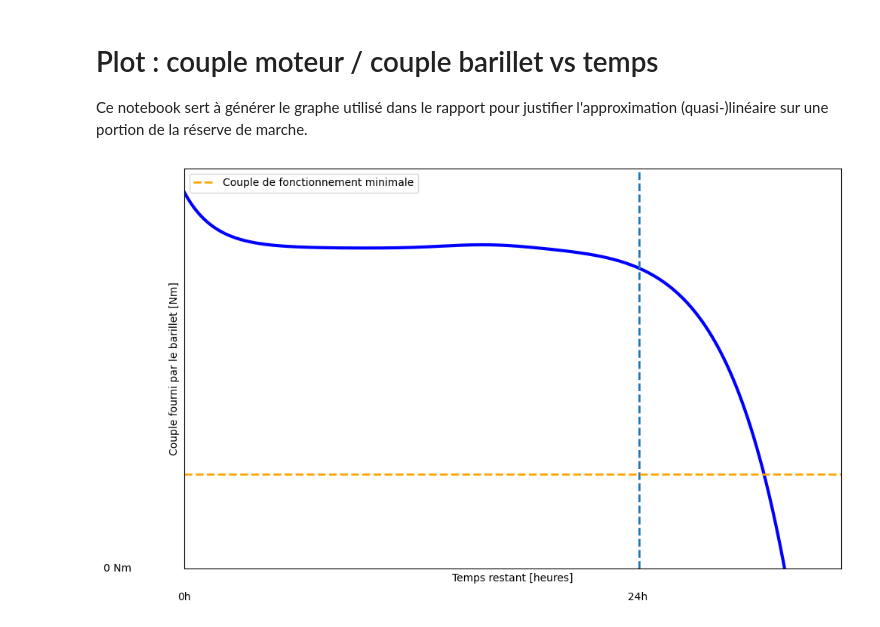
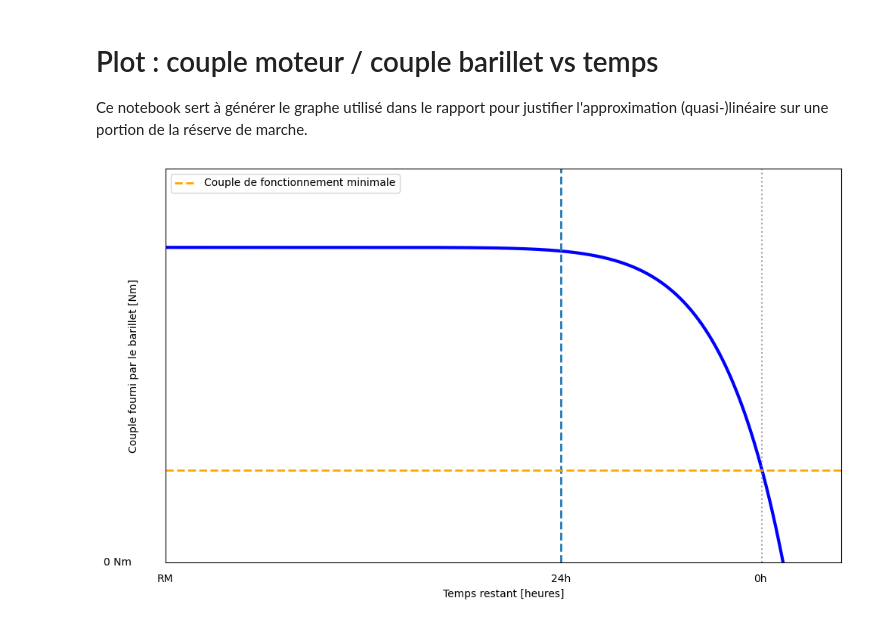
Before and after one commit to quinche-colin/template-tb, a Jupyter notebook: assets/code/plot_couple_barillet.ipynb, the cells around one changed output. Saved outputs shown, nothing was run; the diff lists cells and outputs as text; code cells hidden in the pictures.

```diff
--- a/assets/code/plot_couple_barillet.ipynb
+++ b/assets/code/plot_couple_barillet.ipynb
@@ -8,45 +8,47 @@ import matplotlib.pyplot as plt
 
 # Axe X
 x = np.linspace(0, 60000, 1000)
 
 # Fonction approchant la forme du graphe
-y = (
-    680
-    + 120 * np.exp(-x / 3000)          # chute rapide au début
-    - 750 * (x / 60000) ** 10          # chute forte vers 60k jusqu'à 0
-    + 8 * np.exp(-((x - 30000) / 6000) ** 2)  # légère bosse au milieu
-)
+y = (680 - 750 * (x / 60000) ** 10 )         # chute forte vers 60k jusqu'à 0
 
 # Création du graphe
 fig, ax = plt.subplots(figsize=(10, 6))
 ax.plot(x, y, color='blue', linewidth=3)
 
 # Ajouter la ligne verticale juste avant la chute
-ax.axvline(x=45000, linestyle='--', linewidth=2)
+ax.axvline(x=38000, linestyle='--', linewidth=2)
 
 # Ajouter la ligne horizontale pour le couple minimal
 ax.axhline(y=200, color='orange', linestyle='--', linewidth=2, label='Couple de fonctionnement minimale')
+
+
+x_intersection = 57400
+
+# Ajouter une ligne grise pointillée à l'intersection
+ax.axvline(x=x_intersection, linestyle=':', linewidth=1.5, color='gray', alpha=0.7)
 
 # Limites des axes
 ax.set_xlim(0, 65000)
 ax.set_ylim(0, 850)
 
 # Supprimer les graduations des axes
 ax.set_xticks([])
 ax.set_yticks([])
 
-# Ajouter les titres des axes avec unités
-ax.set_xlabel("Temps restant [heures]")
-ax.set_ylabel("Couple fourni par le barillet [Nm]")
+# Ajouter les titres des axes avec unités et augmenter l'espacement
+ax.set_xlabel("Temps restant [heures]", labelpad=25)
+ax.set_ylabel("Couple fourni par le barillet [Nm]", labelpad=25)
 
-# Ajouter les valeurs sous les axes en utilisant les coordonnées de l'axe
-ax.text(0, -0.08, '0h', fontsize=10, horizontalalignment='center', transform=ax.transAxes)
-ax.text(0.69, -0.08, '24h', fontsize=10, horizontalalignment='center', transform=ax.transAxes)
-ax.text(-0.08, 0, '0 Nm', fontsize=10, verticalalignment='center', horizontalalignment='right', transform=ax.transAxes)
+# Ajouter les valeurs sous les axes en utilisant les coordonnées de l'axe - rapprochées des axes
+ax.text(0, -0.05, 'RM', fontsize=10, horizontalalignment='center', transform=ax.transAxes)
+ax.text(0.585, -0.05, '24h', fontsize=10, horizontalalignment='center', transform=ax.transAxes)
+ax.text(0.88, -0.05, '0h', fontsize=10, horizontalalignment='center', transform=ax.transAxes)
+ax.text(-0.05, 0, '0 Nm', fontsize=10, verticalalignment='center', horizontalalignment='right', transform=ax.transAxes)
 
 # Ajouter la légende
 ax.legend()
 
 plt.tight_layout()
 # %% [output]
-[figure, old version]
+[figure, new version]
```
Also changed, not shown: 15 other files.
